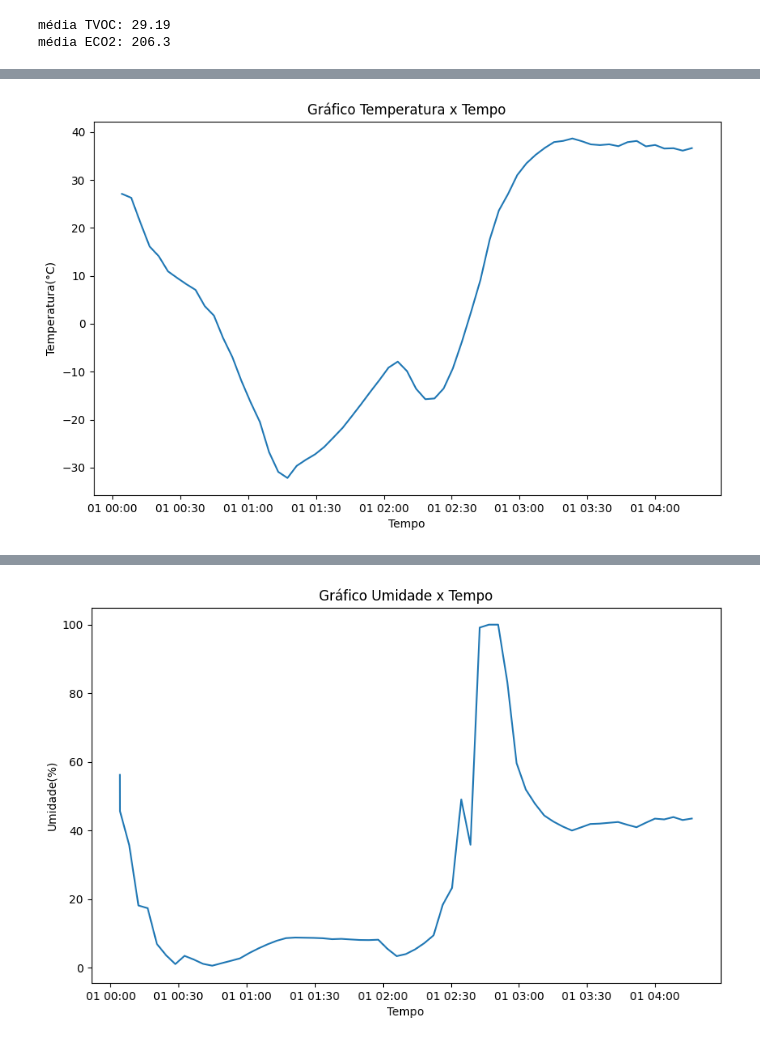
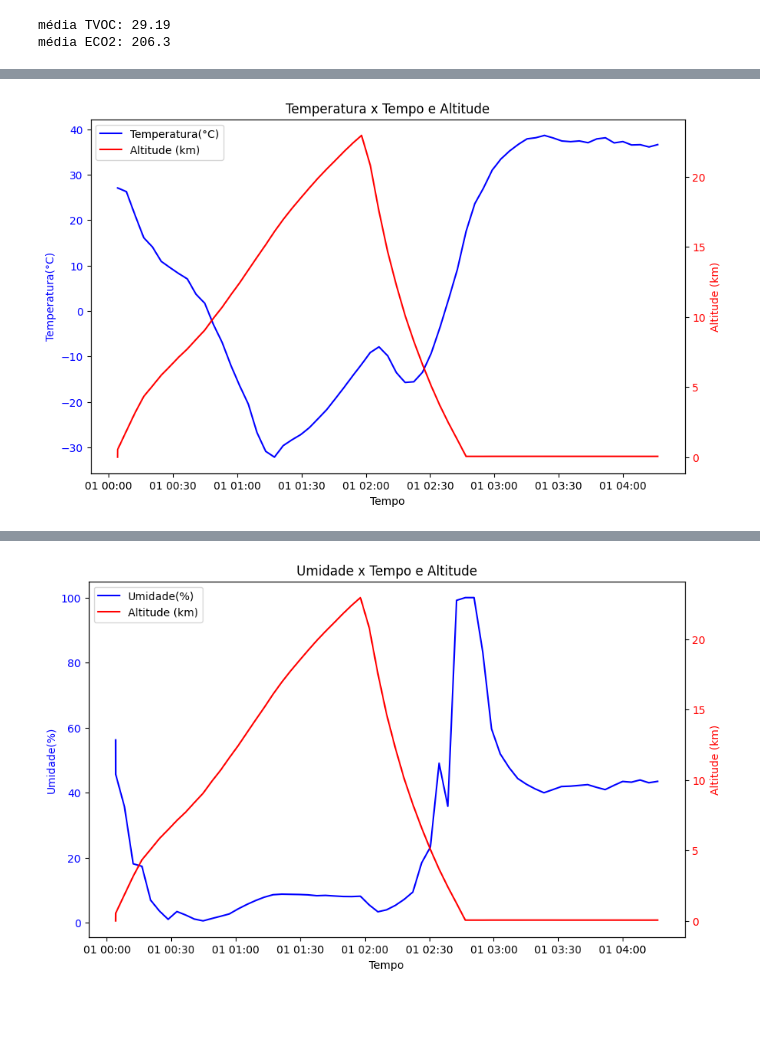
Before and after one commit to ronaldylf/Cubesat_data_analysis, a Jupyter notebook: Cubesat_data_analysis.ipynb, the cells around one changed output, grey strips where cells are left out. Cells and saved outputs as stored; diff of their text form; code cells hidden in the pictures; blank space fills up the shorter version.

Commit message:
altitude adicionada

```diff
--- a/Cubesat_data_analysis.ipynb
+++ b/Cubesat_data_analysis.ipynb
@@ -70,9 +70,14 @@ for item in categorias:
     # Adiciona os labels e o título
     #plt.xlabel('Gases')
     plt.ylabel(f'Valores ({item[3]})')
-    plt.title('Ideal x Dados reais')
-    # Adicionando a legenda
-    ax.legend(['Ideal', 'Real'])
+
+    if (item[0] == "TVOC"):
+        plt.title('Compostos Orgânicos Voláteis Totais')
+        ax.legend(['Máximo recomendado', 'Média durante a missão'])
+    elif (item[0] == "ECO2"):
+        plt.title('CO2 Equivalente')
+        ax.legend(['Níveis típicos de CO2', 'Média durante a missão'])
+
 
     # Mostra o gráfico
     plt.show()
@@ -178,14 +164,21 @@ df_payload
 # %%
 items = [
-    {'title': "Gráfico Temperatura x Tempo", 'key': "temperatura", 'ylabel': "Temperatura(°C)"},
-    {'title': "Gráfico Umidade x Tempo", 'key': "umidade", 'ylabel': "Umidade(%)"},
-    {'title': "Gráfico Bateria x Tempo", 'key': "bateria", 'ylabel': "Bateria(%)"},
-    {'title': "Gráfico Pressão x Tempo", 'key': "pressao", 'ylabel': "Pressão(Pa)"},
+    {'title': "Temperatura x Tempo", 'key': "temperatura", 'ylabel': "Temperatura(°C)"},
+    {'title': "Umidade x Tempo", 'key': "umidade", 'ylabel': "Umidade(%)"},
+    {'title': "Bateria x Tempo", 'key': "bateria", 'ylabel': "Bateria(%)"},
+    {'title': "Pressão x Tempo", 'key': "pressao", 'ylabel': "Pressão(Pa)"},
 ]
 
 for item in items:
+    if ('bateria' in item['title'].lower()): continue
+
     data = {
         'Valor': [],
+        'Tempo': []
+    }
+
+    altitude_data = {
+        'Altitude': [],
         'Tempo': []
     }
 
@@ -196,9 +189,43 @@ for item in items:
             data['Valor'].append(row['payload'][item['key']])
         data['Tempo'].append(pd.to_datetime(row['payload']['time'], unit='s'))
 
+        # Coletando dados da altitude
+        altitude_data['Altitude'].append(row['payload']['altitude'] / 1000)
+        altitude_data['Tempo'].append(pd.to_datetime(row['payload']['time'], unit='s'))
+
+
+
     df_payload = pd.DataFrame(data)
-    print(df_payload)
+    df_altitude = pd.DataFrame(altitude_data)
 
+    # Plotting
+    fig, ax1 = plt.subplots(figsize=(10, 6))
+
+    # Plot do eixo Y principal (seus dados existentes)
+    ax1.plot(df_payload['Tempo'], df_payload['Valor'], linestyle='-', color='blue', label=item['ylabel'])
+    ax1.set_xlabel('Tempo')
+    ax1.set_ylabel(item['ylabel'], color='blue')
+    ax1.tick_params(axis='y', labelcolor='blue')
+
+    # Criando o segundo eixo Y
+    ax2 = ax1.twinx()
+    ax2.plot(df_altitude['Tempo'], df_altitude['Altitude'], linestyle='-', color='red', label='Altitude (km)')
+    ax2.set_ylabel('Altitude (km)', color='red')
+    ax2.tick_params(axis='y', labelcolor='red')
+
+    # Adicionando título
+    plt.title(item['title'] + ' e Altitude')
+
+    # Adicionando legendas para ambos os eixos
+    lines, labels = ax1.get_legend_handles_labels()
+    lines2, labels2 = ax2.get_legend_handles_labels()
+    ax2.legend(lines + lines2, labels + labels2, loc='upper left')
+
+    # Display the plot
+    plt.show()
+
+
+    '''
     # Plotting
     plt.figure(figsize=(10, 6))
     #plt.plot(df_payload['Tempo'], df_payload['Valor'], marker='o', linestyle='-') # com ponto
@@ -211,4 +238,5 @@ for item in items:
 
     # Display the plot
     plt.show()
+    '''
 # %% [output]
@@ -229 +243 @@ for item in items:
-[figure, old version]
+[figure, new version]
@@ -244 +244 @@ for item in items:
-[figure, old version]
+[figure, new version]
```
Also changed, not shown: parts of 6 cells of this notebook.
